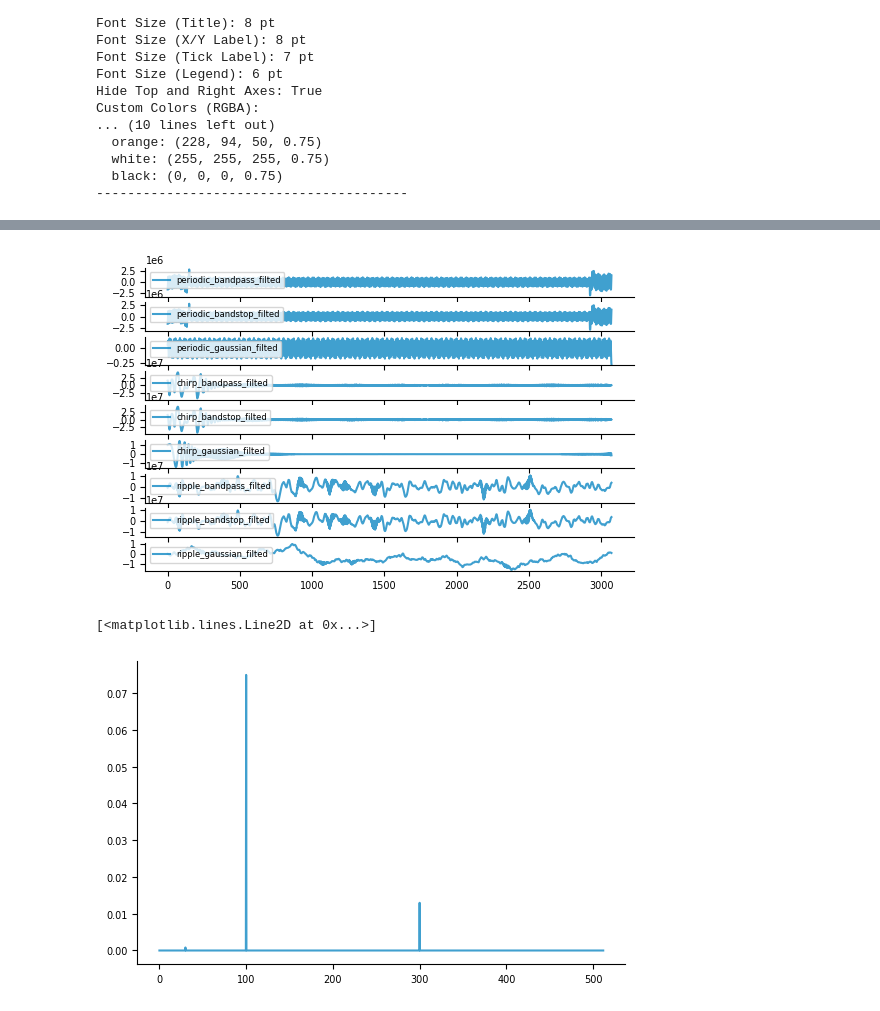
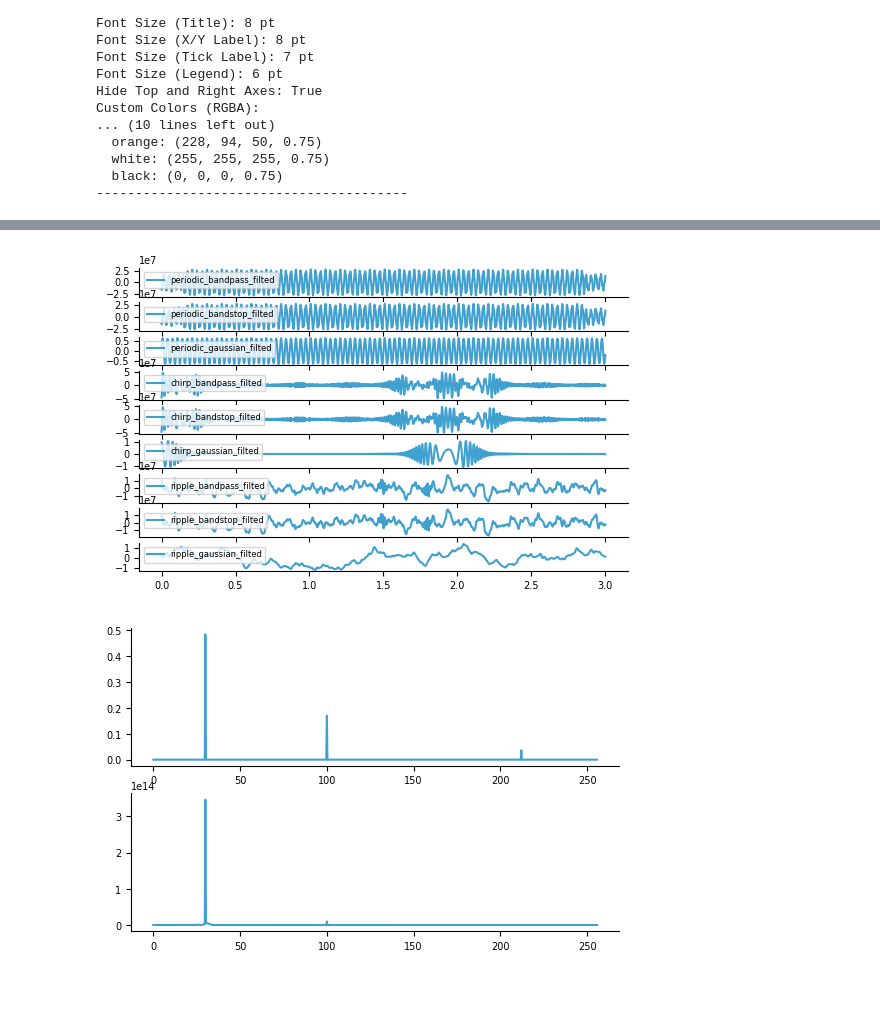
Before and after one commit to ywatanabe1989/mngs, a Jupyter notebook: demos/dsp.ipynb, the cells around one changed output, grey strips where cells are left out. Cells and saved outputs as stored; diff of their text form; code cells hidden in the pictures.

```diff
--- a/demos/dsp.ipynb
+++ b/demos/dsp.ipynb
@@ -47,18 +75,13 @@ Custom Colors (RGBA):
 # %%
-# Demo Signals
-BATCH_SIZE = 8
-N_CHS = 19
-T_SEC = 3
-FS = 1024
+# Plots
+TYPES = ["periodic", "chirp", "ripple"]
 FREQS_HZ = [30, 100, 300]
-TYPES = ["periodic", "chirp", "ripple"]
+xs = {type: mngs.dsp.demo_sig(freqs_hz=FREQS_HZ, type=type)[0] for type in TYPES}
 
 # Plots
-xs = {type: mngs.dsp.demo_sig(batch_size=BATCH_SIZE, n_chs=N_CHS, t_sec=T_SEC, fs=FS, freqs_hz=FREQS_HZ, type=type) for type in TYPES}
-
 fig, axes = plt.subplots(nrows=len(xs), sharex=True, sharey=True)
 for ((k,x), ax) in zip(xs.items(), axes):
-  ax.plot(x[0,0], label=k)
+  ax.plot(tt, x[0,0], label=k)
   ax.legend(loc="upper left")
 plt.show()
 # %% [output]
@@ -69,12 +92,12 @@ TGT_FS = 512
 
 resampled = {}
 for k, x in xs.items():
-  resampled[f"{k}_resampled"] = mngs.dsp.filt.resample(x, FS, TGT_FS)
+  resampled[f"{k}_resampled"] = mngs.dsp.filt.resample(x, fs, TGT_FS)
 
 # Plots
 fig, axes = plt.subplots(nrows=len(resampled), sharex=True)
 for (k,x), ax in zip(resampled.items(), axes):
-  ax.plot(x[0,0], label=k)
+  ax.plot(tt, x[0,0], label=k)
   ax.legend(loc="upper left")
 plt.show()
 # %% [output]
@@ -83,26 +106,27 @@ plt.show()
 # Filtering
 filted = {}
 for k, x in xs.items():
-  filted[f"{k}_bandpass_filted"] = mngs.dsp.filt.bandpass(x, FS, low_hz=10, high_hz=30)
-  filted[f"{k}_bandstop_filted"] = mngs.dsp.filt.bandstop(x, FS, low_hz=10, high_hz=30)
+  filted[f"{k}_bandpass_filted"] = mngs.dsp.filt.bandpass(x, fs, low_hz=10, high_hz=50)
+  filted[f"{k}_bandstop_filted"] = mngs.dsp.filt.bandstop(x, fs, low_hz=10, high_hz=50)
   filted[f"{k}_gaussian_filted"] = mngs.dsp.filt.gauss(x, sigma=3)
 
 # Plots
 fig, axes = plt.subplots(nrows=len(filted), sharex=True)
 for (k,x), ax in zip(filted.items(), axes):
-  ax.plot(x[0,0], label=k)
+  ax.plot(tt, x[0,0], label=k)
   ax.legend(loc="upper left")
 plt.show()
 # %% [output]
-[figure, old version]
+[figure, new version]
 # %%
 # PSD
-x = xs['periodic']
-pp, ff = mngs.dsp.psd(x, FS, cuda=True)
-plt.plot(ff, pp[0,0])
+fig, axes = plt.subplots(nrows=2)
+signals = [xs['periodic'], filted['periodic_bandpass_filted']]
+for xx, ax in zip(signals, axes):
+  pp, ff = mngs.dsp.psd(xx, fs, cuda=True)
+  ax.plot(ff, pp[0,0])
 # %% [output]
-[<matplotlib.lines.Line2D at 0x...>]
-[figure, old version]
+[figure, new version]
 # %%
 # Wavelet
 x = xs["ripple"]
```
Also changed, not shown: parts of 7 cells of this notebook.
